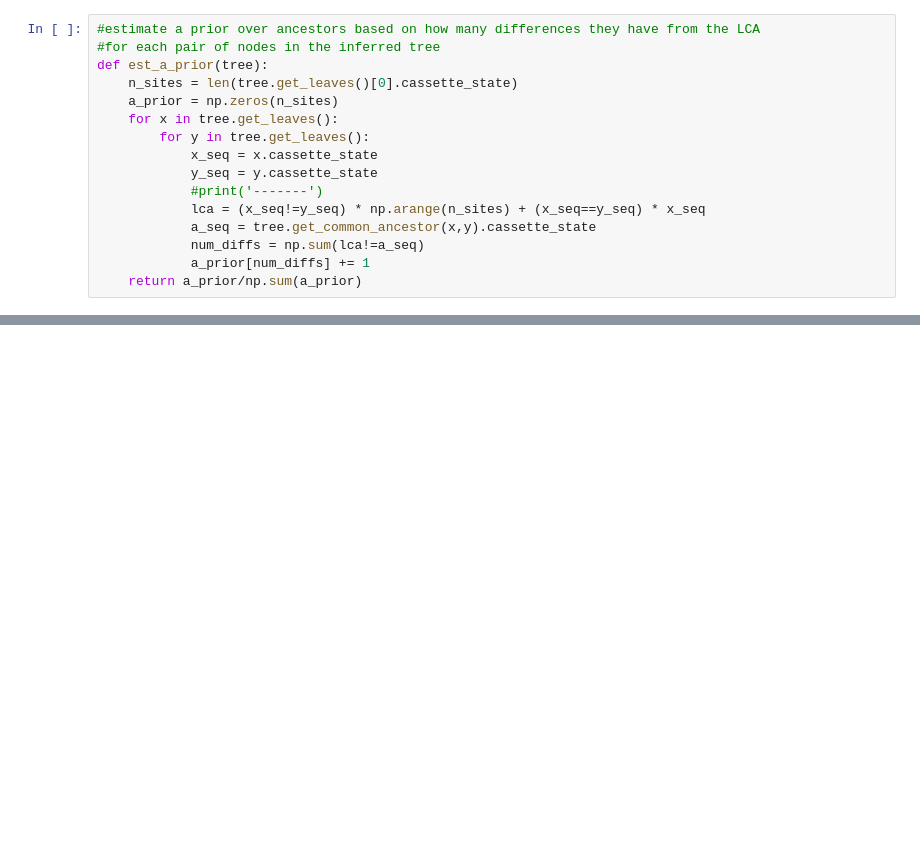
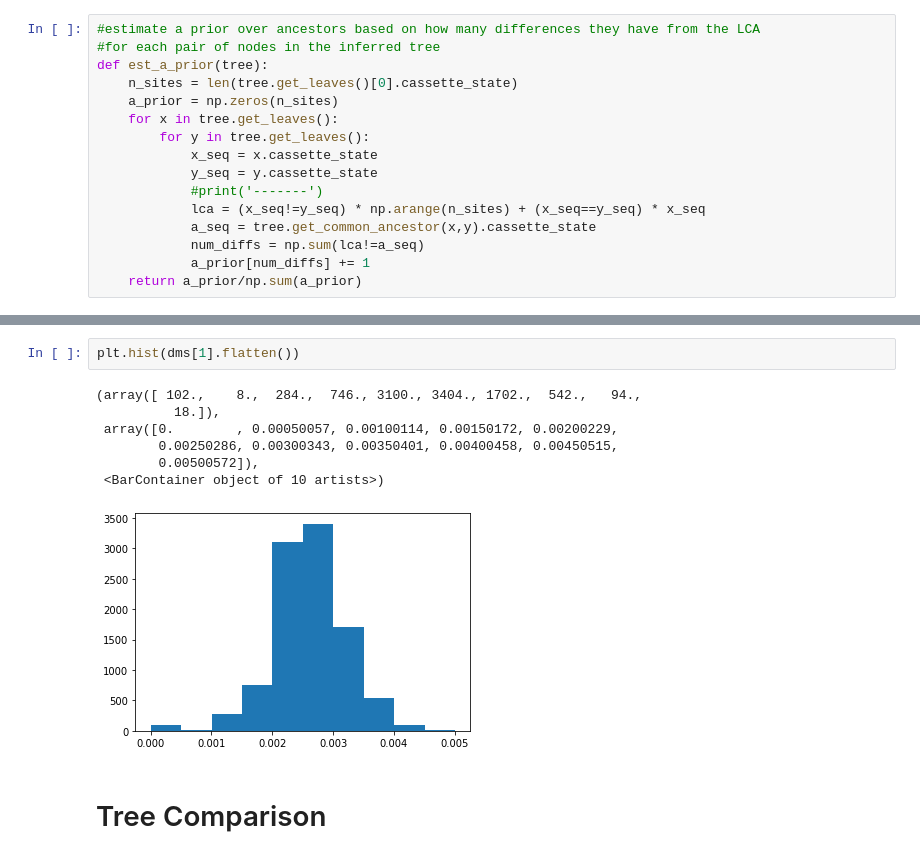
Before and after one commit to anthonyozerov/crispr-phylogeny, a Jupyter notebook: iterative-fitting.ipynb, the cells around one changed output, grey strips where cells are left out. Cells and saved outputs as stored; diff of their text form; blank space fills up the shorter version.

```diff
--- a/iterative-fitting.ipynb
+++ b/iterative-fitting.ipynb
@@ -347,0 +410,12 @@ print(tree.get_ascii())
+# %%
+plt.hist(dms[1].flatten())
+# %% [output]
+(array([ 102.,    8.,  284.,  746., 3100., 3404., 1702.,  542.,   94.,
+          18.]),
+ array([0.        , 0.00050057, 0.00100114, 0.00150172, 0.00200229,
+        0.00250286, 0.00300343, 0.00350401, 0.00400458, 0.00450515,
+        0.00500572]),
+ <BarContainer object of 10 artists>)
+[figure, added]
+# %% [markdown]
+# Tree Comparison
```
Also changed, not shown: parts of 30 cells of this notebook, 1 other file.
